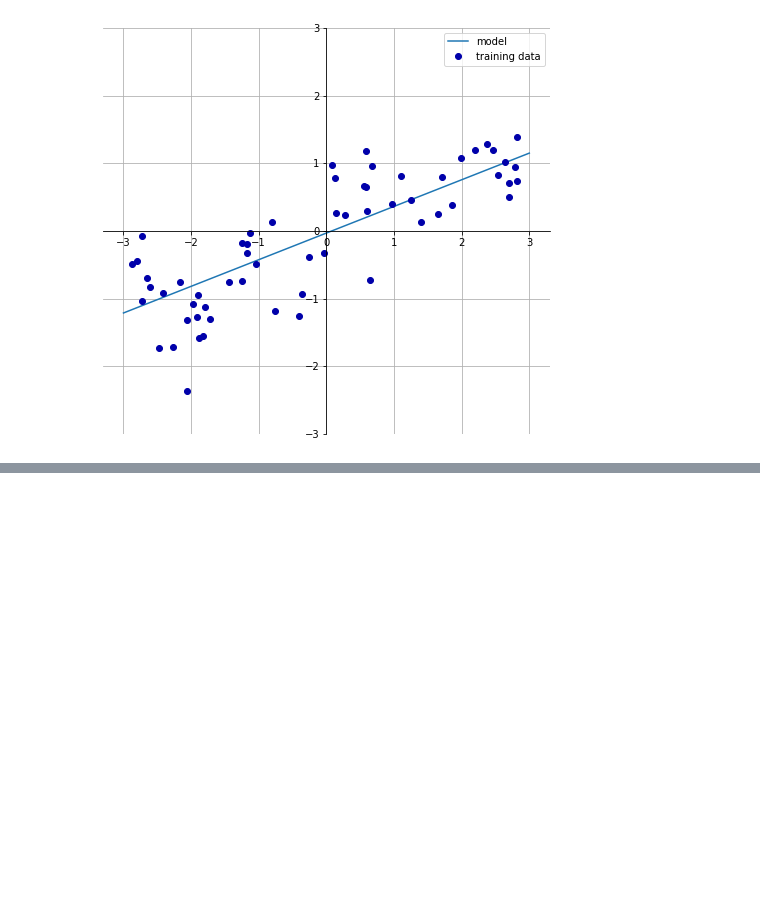
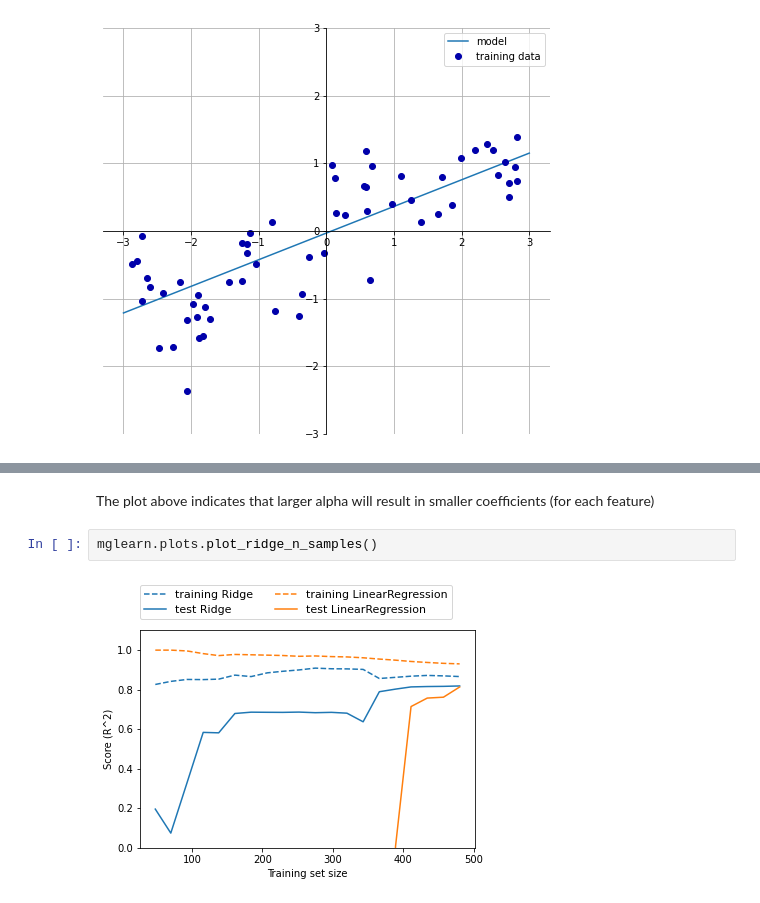
Before and after one commit to hchenaisi/Python_learning, a Jupyter notebook: Chapter2.ipynb, the cells around one changed output, grey strips where cells are left out. Drawn from its saved outputs; the diff is of its cells as text; blank space fills up the shorter version.

```diff
--- a/Chapter2.ipynb
+++ b/Chapter2.ipynb
@@ -187,0 +243,6 @@ w[0]: 0.393906  b: -0.031804
+# %% [markdown]
+The plot above indicates that larger alpha will result in smaller coefficients (for each feature)
+# %%
+mglearn.plots.plot_ridge_n_samples()
+# %% [output]
+[figure, added]
```
Also changed, not shown: parts of 11 cells of this notebook.
